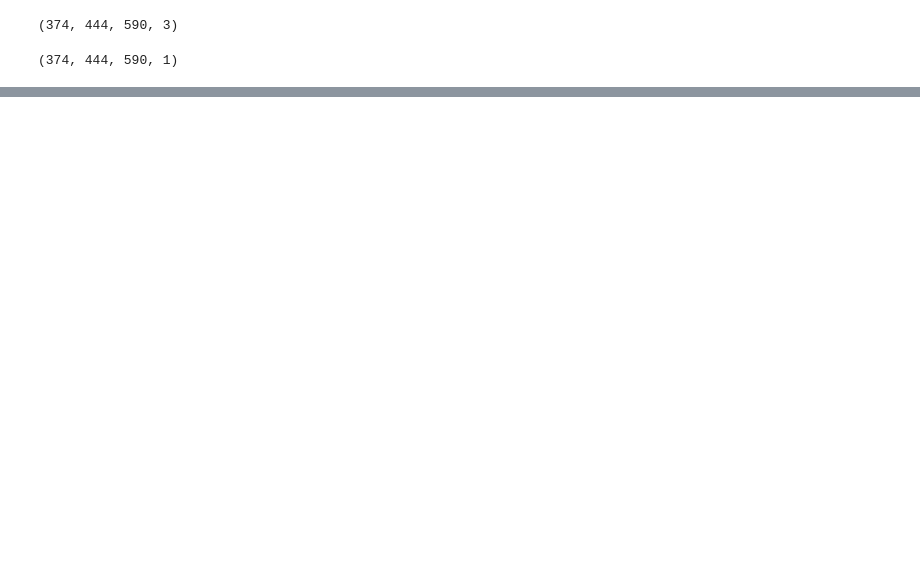
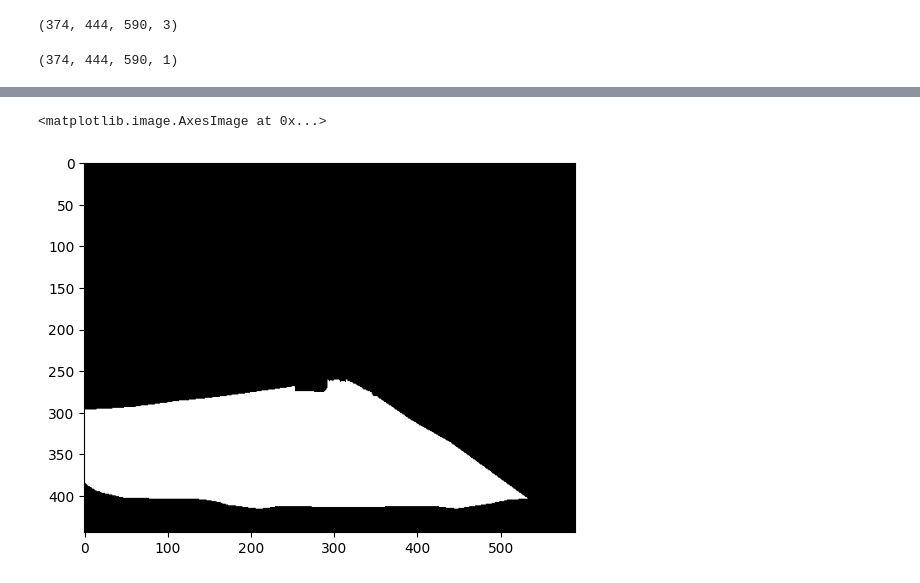
Before and after one commit to Senna256/TFG, a Jupyter notebook: tfg_w_traffic_and_sam.ipynb, the cells around one changed output, grey strips where cells are left out. Cells and saved outputs as stored; diff of their text form; code cells hidden in the pictures; blank space fills up the shorter version.

```diff
--- a/tfg_w_traffic_and_sam.ipynb
+++ b/tfg_w_traffic_and_sam.ipynb
@@ -905,3 +793,8 @@ def load_masks(mask_dir):
             masks[mask_key] = {'mask': normalized_mask}
 
     return masks
+# %%
+plt.imshow(y_test[30],cmap="gray")
+# %% [output]
+<matplotlib.image.AxesImage at 0x...>
+[figure, added]
```
Also changed, not shown: parts of 30 cells of this notebook.
